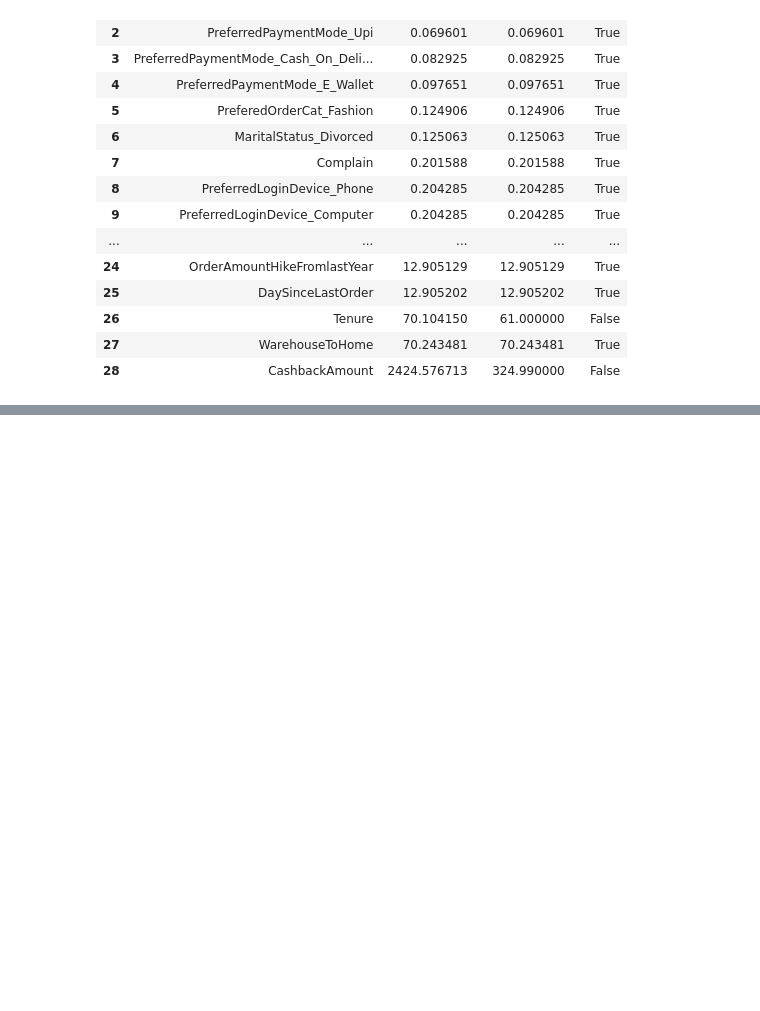
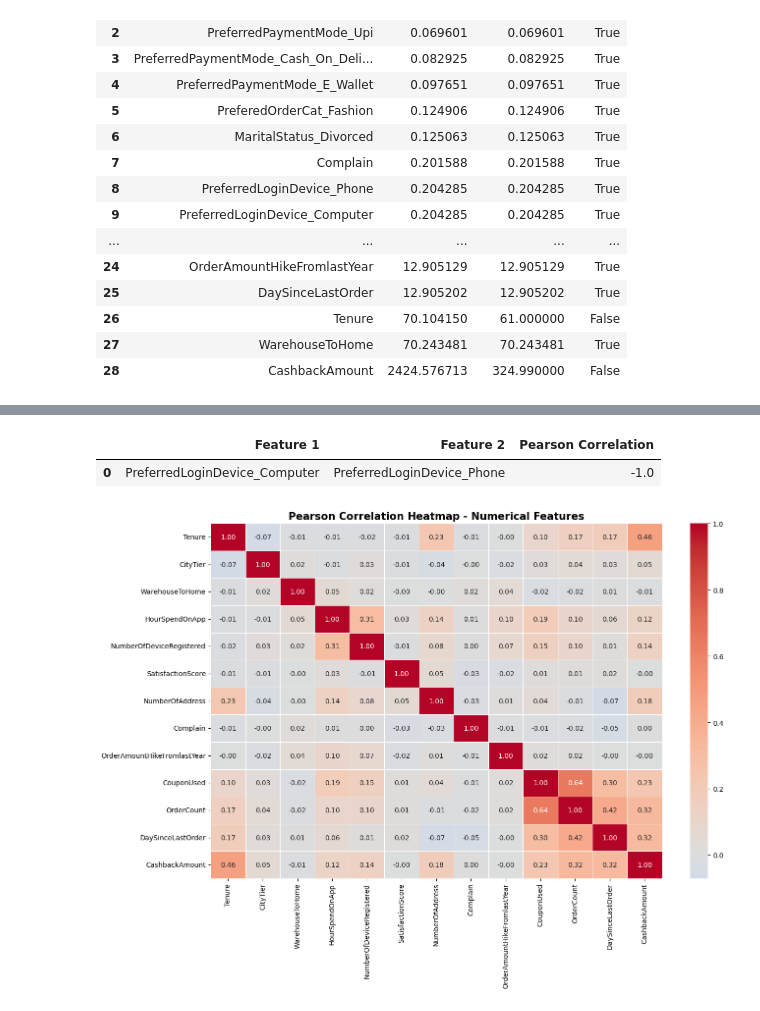
Before and after one commit to DrishtiNigam1928/CUSTOMER_CHURN, a Jupyter notebook: notebooks/main_analysis.ipynb, the cells around one changed output, grey strips where cells are left out. Saved outputs shown, nothing was run; the diff lists cells and outputs as text; code cells hidden in the pictures; blank space fills up the shorter version.

```diff
--- a/notebooks/main_analysis.ipynb
+++ b/notebooks/main_analysis.ipynb
@@ -1302,0 +1446,68 @@ merged_check[["Feature", "Variance", "Lib Variance", "Match"]]
+# %%
+# M2: Identify Potentially Redundant Features
+
+correlation_threshold = 0.80
+
+redundant_features = []
+
+for i in range(len(pearson_features)):
+
+    for j in range(i + 1, len(pearson_features)):
+
+        feature_1 = pearson_features[i]
+        feature_2 = pearson_features[j]
+
+        correlation = correlation_matrix.loc[
+            feature_1,
+            feature_2
+        ]
+
+        if abs(correlation) >= correlation_threshold:
+
+            redundant_features.append({
+                "Feature 1": feature_1,
+                "Feature 2": feature_2,
+                "Pearson Correlation": round(correlation, 4)
+            })
+
+redundant_features_table = pd.DataFrame(
+    redundant_features
+)
+
+if len(redundant_features_table) == 0:
+
+    print(
+        "No highly correlated feature pairs found "
+        "at threshold", correlation_threshold
+    )
+
+else:
+
+    display(redundant_features_table)
+# %% [output]
+|  | Feature 1 | Feature 2 | Pearson Correlation |
+| 0 | PreferredLoginDevice_Computer | PreferredLoginDevice_Phone | -1.0 |
+# %%
+# M2: Pearson Correlation Heatmap
+
+plt.figure(figsize=(14, 10))
+
+sns.heatmap(
+    correlation_matrix,
+    annot=True,
+    fmt=".2f",
+    cmap="coolwarm",
+    center=0,
+    linewidths=0.5
+)
+
+plt.title(
+    "Pearson Correlation Heatmap - Numerical Features",
+    fontsize=15,
+    fontweight="bold"
+)
+
+plt.tight_layout()
+plt.show()
+# %% [output]
+[figure, added]
```
Also changed, not shown: parts of 28 cells of this notebook.
